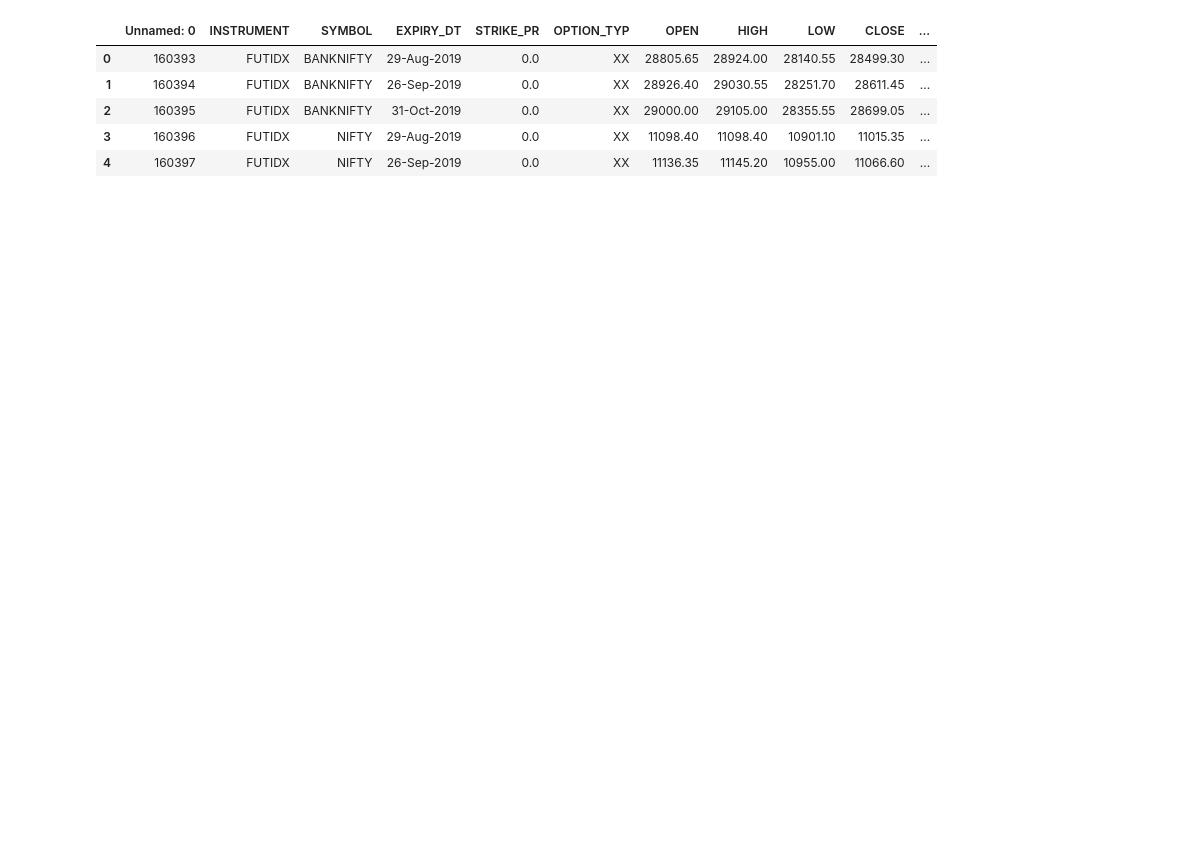
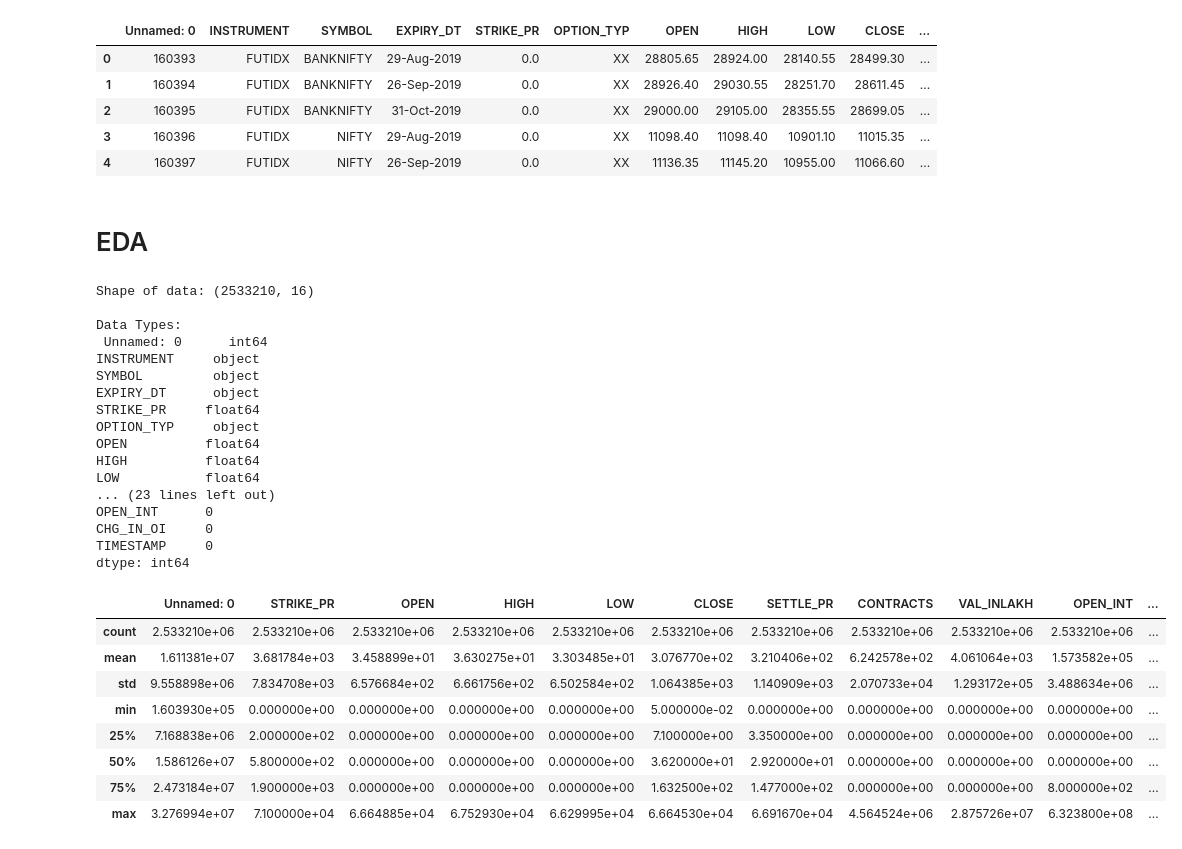
Before and after one commit to DawidK4/BSEPrediction, a Jupyter notebook: OptionPricePrediction.ipynb, the cells around one changed output. Cells and saved outputs as stored; diff of their text form; code cells hidden in the pictures; blank space fills up the shorter version.

Commit message:
added options EDA

```diff
--- a/OptionPricePrediction.ipynb
+++ b/OptionPricePrediction.ipynb
@@ -32,3 +32,37 @@ data.head()
 | 2 | 160395 | FUTIDX | BANKNIFTY | 31-Oct-2019 | 0.0 | XX | 29000.00 | 29105.00 | 28355.55 | 28699.05 | ... |
 | 3 | 160396 | FUTIDX | NIFTY | 29-Aug-2019 | 0.0 | XX | 11098.40 | 11098.40 | 10901.10 | 11015.35 | ... |
 | 4 | 160397 | FUTIDX | NIFTY | 26-Sep-2019 | 0.0 | XX | 11136.35 | 11145.20 | 10955.00 | 11066.60 | ... |
+# %% [markdown]
+# EDA
+# %%
+print("Shape of data:", data.shape)
+print("\nData Types:\n", data.dtypes)
+print("\nMissing values:\n", data.isnull().sum())
+display(data.describe())
+# %% [output]
+Shape of data: (2533210, 16)
+
+Data Types:
+ Unnamed: 0      int64
+INSTRUMENT     object
+SYMBOL         object
+EXPIRY_DT      object
+STRIKE_PR     float64
+OPTION_TYP     object
+OPEN          float64
+HIGH          float64
+LOW           float64
+... (23 lines left out)
+OPEN_INT      0
+CHG_IN_OI     0
+TIMESTAMP     0
+dtype: int64
+|  | Unnamed: 0 | STRIKE_PR | OPEN | HIGH | LOW | CLOSE | SETTLE_PR | CONTRACTS | VAL_INLAKH | OPEN_INT | ... |
+| count | 2.533210e+06 | 2.533210e+06 | 2.533210e+06 | 2.533210e+06 | 2.533210e+06 | 2.533210e+06 | 2.533210e+06 | 2.533210e+06 | 2.533210e+06 | 2.533210e+06 | ... |
+| mean | 1.611381e+07 | 3.681784e+03 | 3.458899e+01 | 3.630275e+01 | 3.303485e+01 | 3.076770e+02 | 3.210406e+02 | 6.242578e+02 | 4.061064e+03 | 1.573582e+05 | ... |
+| std | 9.558898e+06 | 7.834708e+03 | 6.576684e+02 | 6.661756e+02 | 6.502584e+02 | 1.064385e+03 | 1.140909e+03 | 2.070733e+04 | 1.293172e+05 | 3.488634e+06 | ... |
+| min | 1.603930e+05 | 0.000000e+00 | 0.000000e+00 | 0.000000e+00 | 0.000000e+00 | 5.000000e-02 | 0.000000e+00 | 0.000000e+00 | 0.000000e+00 | 0.000000e+00 | ... |
+| 25% | 7.168838e+06 | 2.000000e+02 | 0.000000e+00 | 0.000000e+00 | 0.000000e+00 | 7.100000e+00 | 3.350000e+00 | 0.000000e+00 | 0.000000e+00 | 0.000000e+00 | ... |
+| 50% | 1.586126e+07 | 5.800000e+02 | 0.000000e+00 | 0.000000e+00 | 0.000000e+00 | 3.620000e+01 | 2.920000e+01 | 0.000000e+00 | 0.000000e+00 | 0.000000e+00 | ... |
+| 75% | 2.473184e+07 | 1.900000e+03 | 0.000000e+00 | 0.000000e+00 | 0.000000e+00 | 1.632500e+02 | 1.477000e+02 | 0.000000e+00 | 0.000000e+00 | 8.000000e+02 | ... |
+| max | 3.276994e+07 | 7.100000e+04 | 6.664885e+04 | 6.752930e+04 | 6.629995e+04 | 6.664530e+04 | 6.691670e+04 | 4.564524e+06 | 2.875726e+07 | 6.323800e+08 | ... |
```
Also changed, not shown: parts of 4 cells of this notebook.
